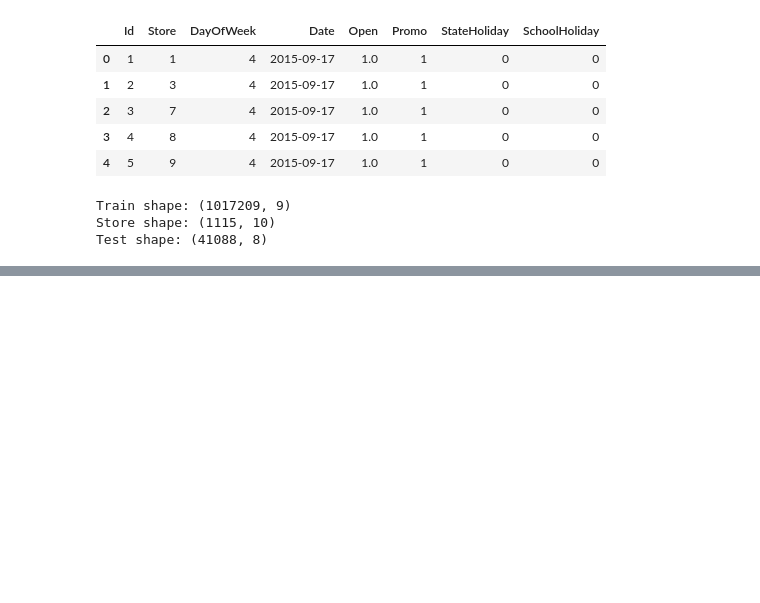
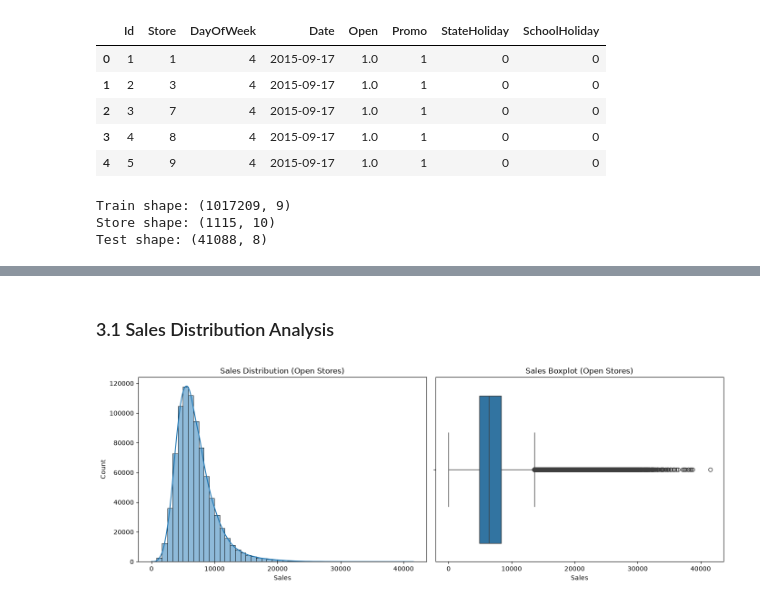
Before and after one commit to MaryamHashemi2002/Retail-Sales-Forecasting-ML, a Jupyter notebook: notebooks/01_data_exploration.ipynb, the cells around one changed output, grey strips where cells are left out. Saved outputs shown, nothing was run; the diff lists cells and outputs as text; code cells hidden in the pictures; blank space fills up the shorter version.

```diff
--- a/notebooks/01_data_exploration.ipynb
+++ b/notebooks/01_data_exploration.ipynb
@@ -91,0 +190,11 @@ test.info()
+# %%
+# Convert Date columns to datetime
+
+train['Date'] = pd.to_datetime(train['Date'])
+test['Date'] = pd.to_datetime(test['Date'])
+
+print("Training period:")
+print(train['Date'].min(), "to", train['Date'].max())
+
+print("\nTesting period:")
+print(test['Date'].min(), "to", test['Date'].max())
@@ -91,0 +342,35 @@ test.info()
+# %% [markdown]
+### 3.1 Sales Distribution Analysis
+# %%
+import matplotlib.pyplot as plt
+import seaborn as sns
+
+# Consider only open stores
+open_stores = train[train['Open'] == 1]
+
+fig, axes = plt.subplots(1, 2, figsize=(14, 5))
+
+# Sales distribution
+sns.histplot(
+    open_stores['Sales'],
+    bins=50,
+    kde=True,
+    ax=axes[0]
+)
+
+axes[0].set_title('Sales Distribution (Open Stores)')
+axes[0].set_xlabel('Sales')
+
+# Boxplot
+sns.boxplot(
+    x=open_stores['Sales'],
+    ax=axes[1]
+)
+
+axes[1].set_title('Sales Boxplot (Open Stores)')
+axes[1].set_xlabel('Sales')
+
+plt.tight_layout()
+plt.show()
+# %% [output]
+[figure, added]
```
Also changed, not shown: parts of 16 cells of this notebook.
